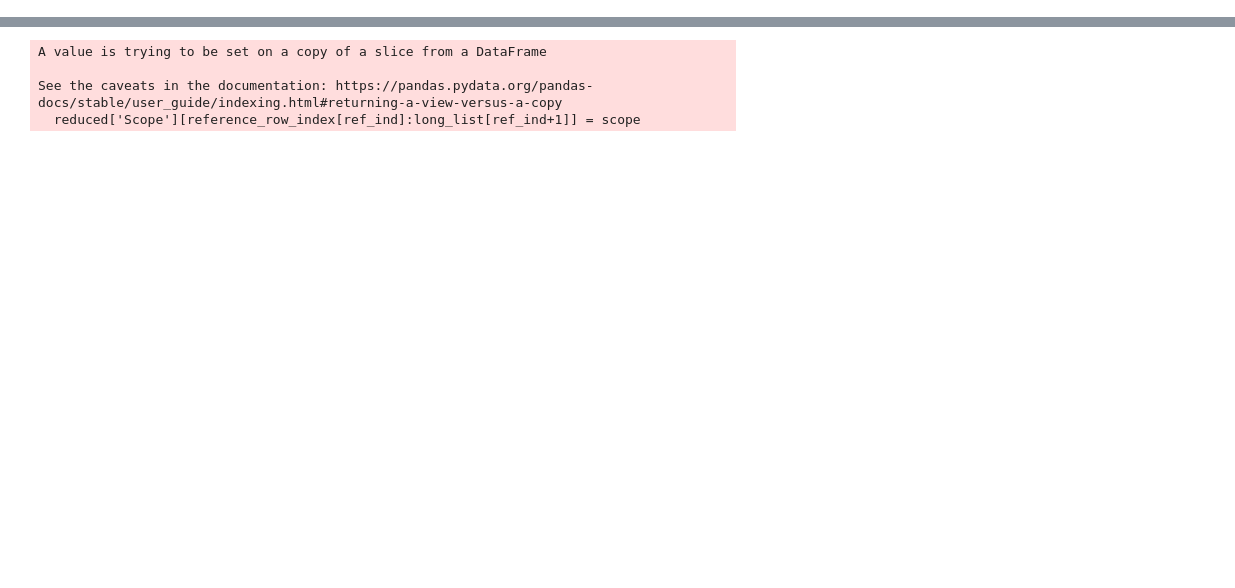
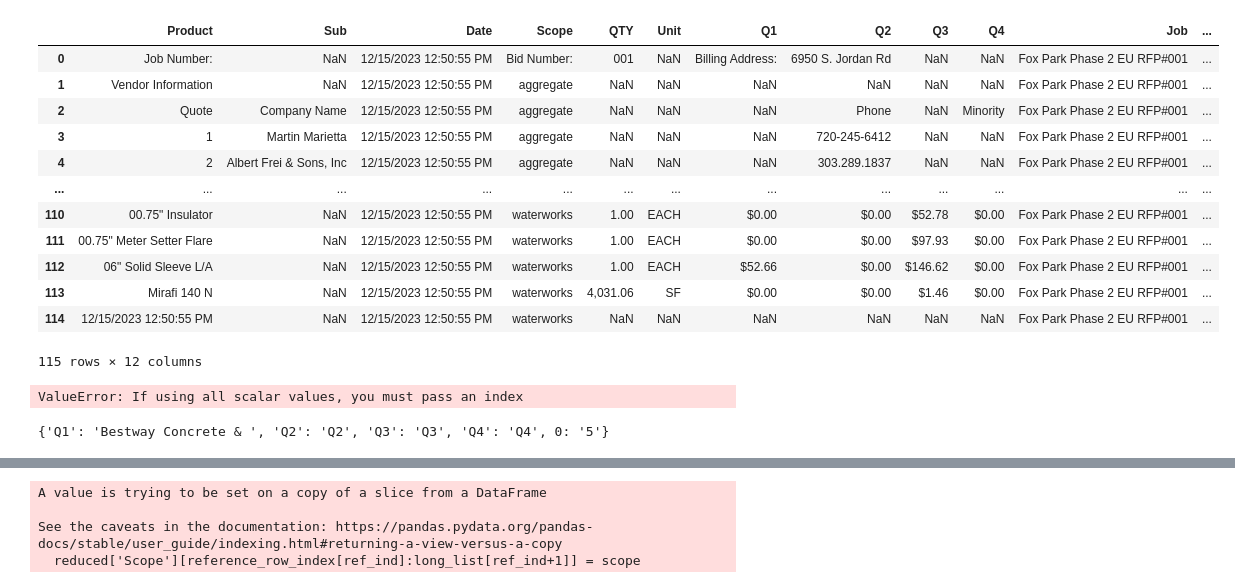
Before and after one commit to willdavis111/Quote_compile_MK2, a Jupyter notebook: material_db.ipynb, the cells around one changed output, grey strips where cells are left out. Drawn from its saved outputs; the diff is of its cells as text; code cells hidden in the pictures; blank space fills up the shorter version.

```diff
--- a/material_db.ipynb
+++ b/material_db.ipynb
@@ -12,6 +12,15 @@ og_path = r"C:\Users\willd\OneDrive\Desktop\Belair\materials\xl_97\\"
 end_path = r"C:\Users\willd\OneDrive\Desktop\Belair\materials\xl_10\\"
 export = r"C:\Users\willd\OneDrive\Desktop\Belair\materials\export\price_data.xlsx"
 # %%
+list_of_scopes = ['aggregate', 'precast', 'concrete', 'rcppipe', 'waterworks']
+matches = ['precast', 'manholes']
+ag_dfs = []
+pre_dfs = []
+conc_dfs = []
+rcp_dfs = []
+wat_dfs = []
+full_melt = []
+
 #Convert xl 97 format to xl 10
 def convert_97_to_10(og, end):
     for item in os.listdir(og):
@@ -29,7 +38,12 @@ def job_local(df):
     return job, locat
 
 
-# def
+# function to get material vendors and use as column names
+#def get_vendors()
+#vend1
+#vend2
+#vend3
+#vend4
 # %%
 #covert
 convert_97_to_10(og_path, end_path)
@@ -208,0 +167,48 @@ writer.close()
+# %%
+no_na_scope
+# %% [output]
+|  | Product | Sub | Date | Scope | QTY | Unit | Q1 | Q2 | Q3 | Q4 | Job | ... |
+| 0 | Job Number: | NaN | 12/15/2023 12:50:55 PM | Bid Number: | 001 | NaN | Billing Address: | 6950 S. Jordan Rd | NaN | NaN | Fox Park Phase 2 EU RFP#001 | ... |
+| 1 | Vendor Information | NaN | 12/15/2023 12:50:55 PM | aggregate | NaN | NaN | NaN | NaN | NaN | NaN | Fox Park Phase 2 EU RFP#001 | ... |
+| 2 | Quote | Company Name | 12/15/2023 12:50:55 PM | aggregate | NaN | NaN | NaN | Phone | NaN | Minority | Fox Park Phase 2 EU RFP#001 | ... |
+| 3 | 1 | Martin Marietta | 12/15/2023 12:50:55 PM | aggregate | NaN | NaN | NaN | 720-245-6412 | NaN | NaN | Fox Park Phase 2 EU RFP#001 | ... |
+| 4 | 2 | Albert Frei & Sons, Inc | 12/15/2023 12:50:55 PM | aggregate | NaN | NaN | NaN | 303.289.1837 | NaN | NaN | Fox Park Phase 2 EU RFP#001 | ... |
+| ... | ... | ... | ... | ... | ... | ... | ... | ... | ... | ... | ... | ... |
+| 110 | 00.75" Insulator | NaN | 12/15/2023 12:50:55 PM | waterworks | 1.00 | EACH | $0.00 | $0.00 | $52.78 | $0.00 | Fox Park Phase 2 EU RFP#001 | ... |
+| 111 | 00.75" Meter Setter Flare | NaN | 12/15/2023 12:50:55 PM | waterworks | 1.00 | EACH | $0.00 | $0.00 | $97.93 | $0.00 | Fox Park Phase 2 EU RFP#001 | ... |
+| 112 | 06" Solid Sleeve L/A | NaN | 12/15/2023 12:50:55 PM | waterworks | 1.00 | EACH | $52.66 | $0.00 | $146.62 | $0.00 | Fox Park Phase 2 EU RFP#001 | ... |
+| 113 | Mirafi 140 N | NaN | 12/15/2023 12:50:55 PM | waterworks | 4,031.06 | SF | $0.00 | $0.00 | $1.46 | $0.00 | Fox Park Phase 2 EU RFP#001 | ... |
+| 114 | 12/15/2023 12:50:55 PM | NaN | 12/15/2023 12:50:55 PM | waterworks | NaN | NaN | NaN | NaN | NaN | NaN | Fox Park Phase 2 EU RFP#001 | ... |
+115 rows × 12 columns
+# %%
+def get_vendors(df):
+    ven_df_list = []
+    ref1 = df.index[df['Product'] == 'Quote'].tolist()
+    ref2 = df.index[df['Product'] == 'Material Prices'].tolist()
+    for ref in range(len(ref1)):
+        ven_dict = {'Q1':'Q1', 'Q2':'Q2', 'Q3':'Q3', 'Q4':'Q4'}
+        number_of_venders = ref2[ref] - ref1[ref]
+        dict_ind = 0
+        ref3 = ref1[ref] + 1
+        for vend in range(number_of_venders-1):
+            vendor = df['Sub'].iloc[ref3]
+#             v1 = dict_ind + 1
+            q = 'Q' + str(dict_ind + 1)
+            ven_dict[q] = vendor
+            dict_ind += 1
+            ref3 += 1
+        ven_df = pd.DataFrame.from_dict(ven_dict, orient='columns')
+        ven_df_list.append(ven_df)
+
+
+
+
+    return ven_df_list
+
+ven = get_vendors(no_na_scope)
+# %% [output]
+ValueError: If using all scalar values, you must pass an index
+# %%
+ven[1]
+# %% [output]
+{'Q1': 'Bestway Concrete & ', 'Q2': 'Q2', 'Q3': 'Q3', 'Q4': 'Q4', 0: '5'}
```
Also changed, not shown: parts of 29 cells of this notebook.
